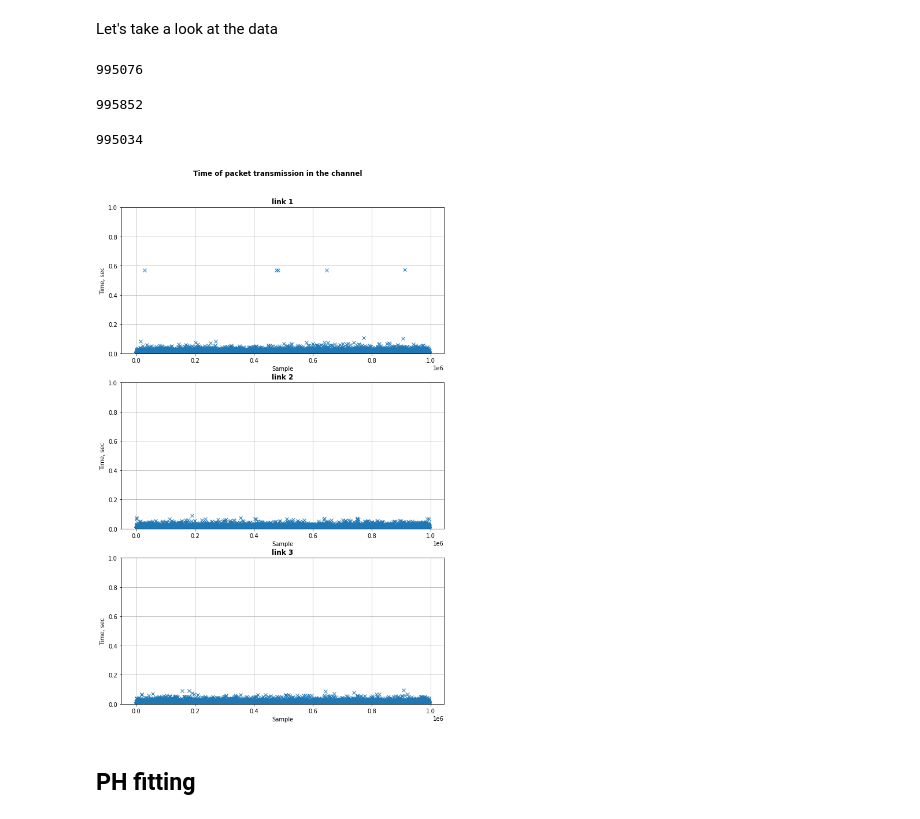
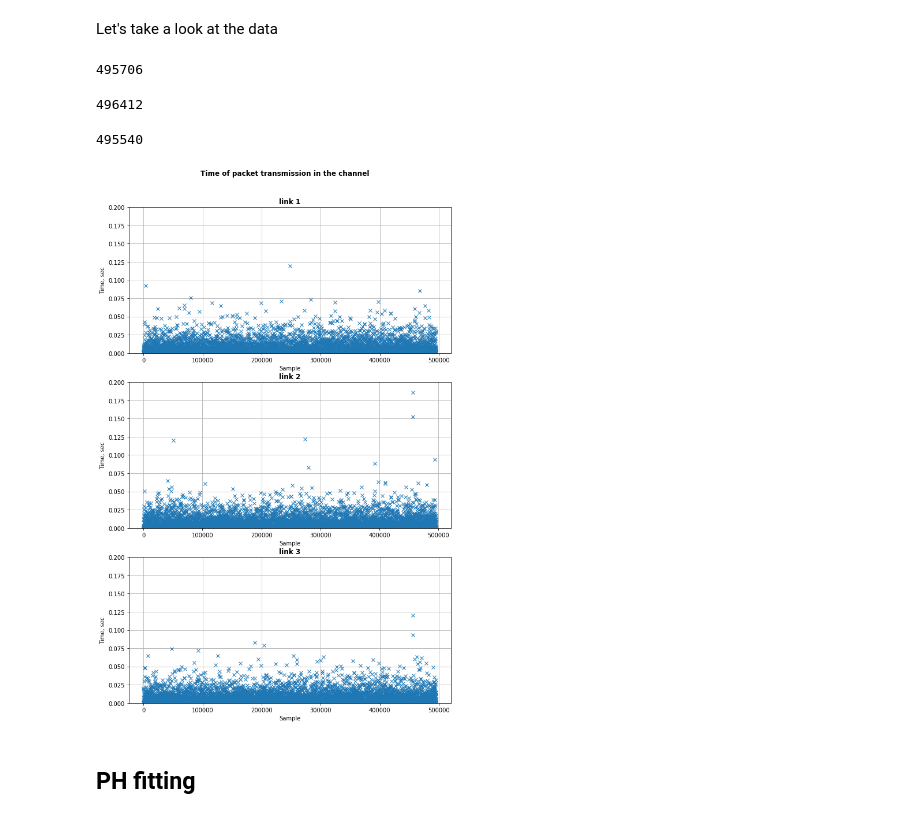
Before and after one commit to ipu69/pyqumo_old, a Jupyter notebook: experiments/ns3_ph_fit.ipynb, the cells around one changed output. Drawn from its saved outputs; the diff is of its cells as text; code cells hidden in the pictures.

```diff
--- a/experiments/ns3_ph_fit.ipynb
+++ b/experiments/ns3_ph_fit.ipynb
@@ -56,15 +45,37 @@ link_3 = pd.read_json(r'data/ns3_dataset/experiment_802_11_N_2_1M.json')
+# %%
+# ''' LOADING NS-3 DATA '''
+
+CURRENT_INTENSITY = 100
+PACKETS_COUNT = 500_000
+link_1 = pd.read_json('./data/ns3_dataset/lambda=100_station_0.json')
+link_2 = pd.read_json('./data/ns3_dataset/lambda=100_station_1.json')
+link_3 = pd.read_json('./data/ns3_dataset/lambda=100_station_2.json')
+
+# CURRENT_INTENSITY = 500
+# PACKETS_COUNT = 500_000
+# link_1 = pd.read_json('./data/ns3_dataset/lambda=500_station_0.json')
+# link_2 = pd.read_json('./data/ns3_dataset/lambda=500_station_1.json')
+# link_3 = pd.read_json('./data/ns3_dataset/lambda=500_station_2.json')
+
+# CURRENT_INTENSITY = 1000
+# PACKETS_COUNT = 300_000
+# link_1 = pd.read_json('./data/ns3_dataset/lambda=1000_station_0.json')
+# link_2 = pd.read_json('./data/ns3_dataset/lambda=1000_station_1.json')
+# link_3 = pd.read_json('./data/ns3_dataset/lambda=1000_station_2.json')
+
+# deb
 # %% [markdown]
 Let's take a look at the data
 # %%
 len(link_3)
 # %% [output]
-995076
+495706
 # %%
 len(link_2)
 # %% [output]
-995852
+496412
 # %%
 len(link_1)
 # %% [output]
-995034
+495540
 # %%
@@ -72,22 +83,22 @@ len(link_1)
 # %%
 """ Link between stations"""
 fig = plt.figure(figsize=(10, 15))
 fig.suptitle('Time of packet transmission in the channel',
              fontweight='bold')
 plt.subplots_adjust(top=0.92)
 label = ['link 1', 'link 2', 'link 3']
 link = [link_1, link_2, link_3]
 
 for i in range(len(label)):
     ax = fig.add_subplot(3, 1, i+1)
     plt.title(label[i], fontweight='bold')
     plt.plot(link[i], 'x')
-    plt.ylim([0, 1])
+    plt.ylim([0, 0.2])
     plt.xlabel('Sample')
     plt.ylabel('Time, sec')
     plt.grid()
 # %% [output]
-[figure, old version]
+[figure, new version]
 # %% [markdown]
 ## PH fitting
 # %% [markdown]
```
Also changed, not shown: parts of 21 cells of this notebook, 14 other files.
